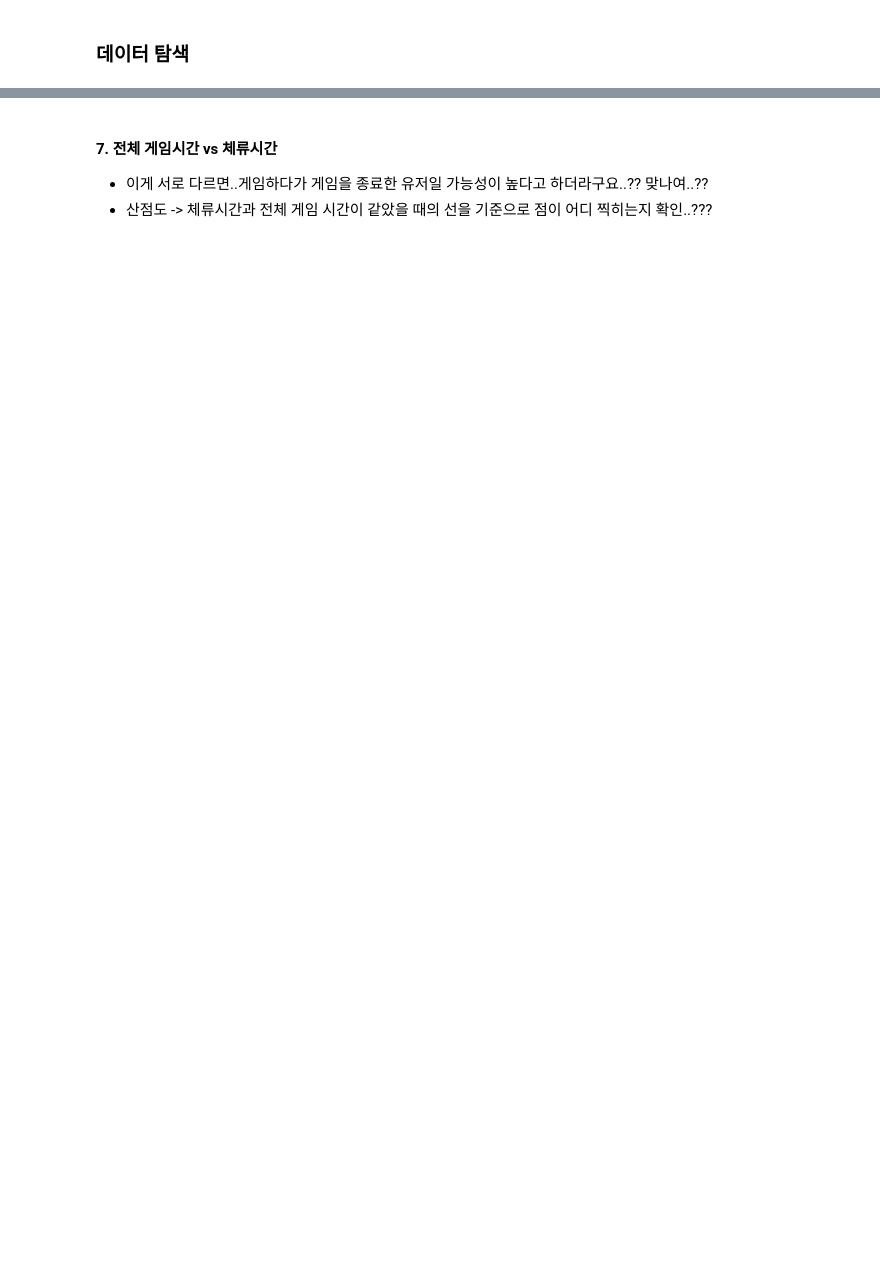
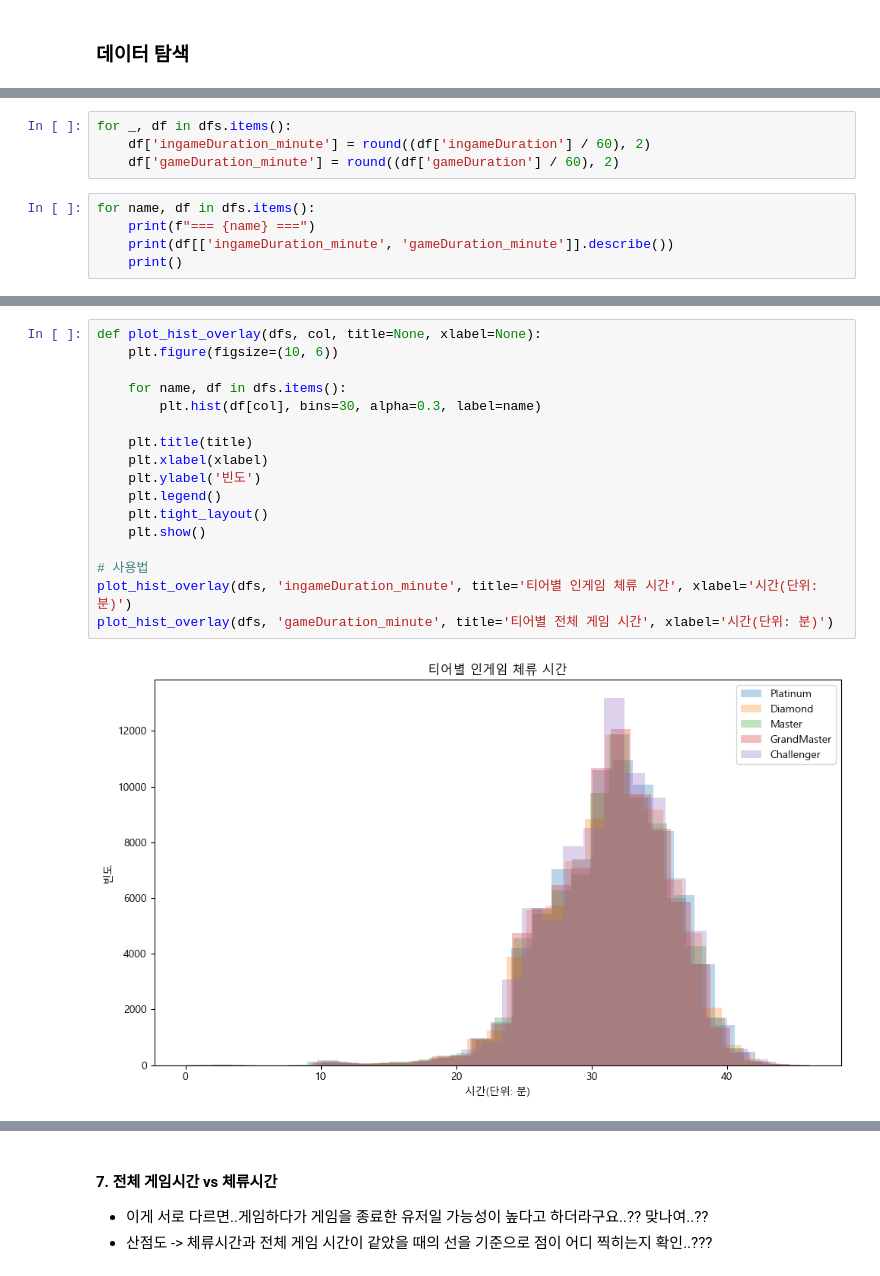
Before and after one commit to hanalo26/Third-project-sparta, a Jupyter notebook: works/Haeun_Baek/test.ipynb, the cells around one changed output, grey strips where cells are left out. Saved outputs shown, nothing was run; the diff lists cells and outputs as text; blank space fills up the shorter version.

```diff
--- a/works/Haeun_Baek/test.ipynb
+++ b/works/Haeun_Baek/test.ipynb
@@ -28,0 +153,9 @@ import seaborn as sns
+# %%
+for _, df in dfs.items():
+    df['ingameDuration_minute'] = round((df['ingameDuration'] / 60), 2)
+    df['gameDuration_minute'] = round((df['gameDuration'] / 60), 2)
+# %%
+for name, df in dfs.items():
+    print(f"=== {name} ===")
+    print(df[['ingameDuration_minute', 'gameDuration_minute']].describe())
+    print()
@@ -28,0 +189,19 @@ import seaborn as sns
+# %%
+def plot_hist_overlay(dfs, col, title=None, xlabel=None):
+    plt.figure(figsize=(10, 6))
+
+    for name, df in dfs.items():
+        plt.hist(df[col], bins=30, alpha=0.3, label=name)
+
+    plt.title(title)
+    plt.xlabel(xlabel)
+    plt.ylabel('빈도')
+    plt.legend()
+    plt.tight_layout()
+    plt.show()
+
+# 사용법
+plot_hist_overlay(dfs, 'ingameDuration_minute', title='티어별 인게임 체류 시간', xlabel='시간(단위: 분)')
+plot_hist_overlay(dfs, 'gameDuration_minute', title='티어별 전체 게임 시간', xlabel='시간(단위: 분)')
+# %% [output]
+[figure, added]
```
Also changed, not shown: parts of 25 cells of this notebook.
